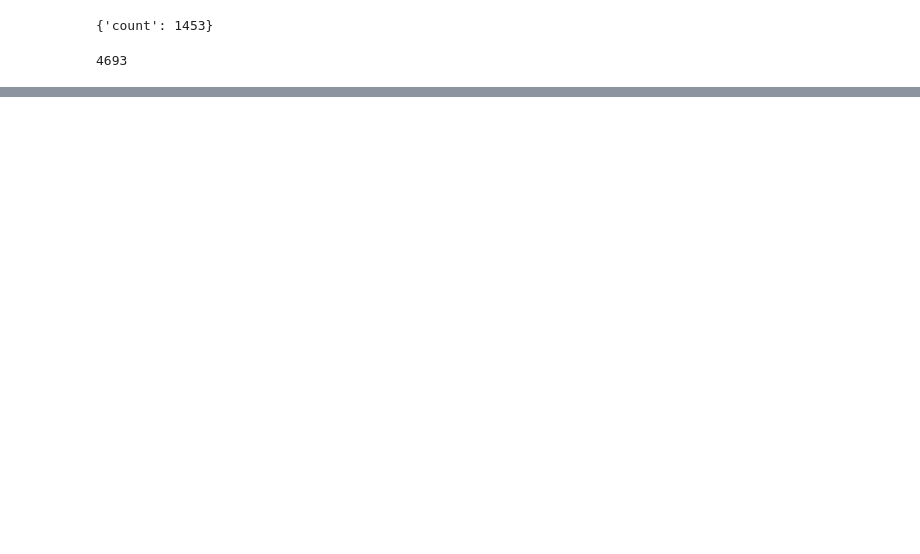
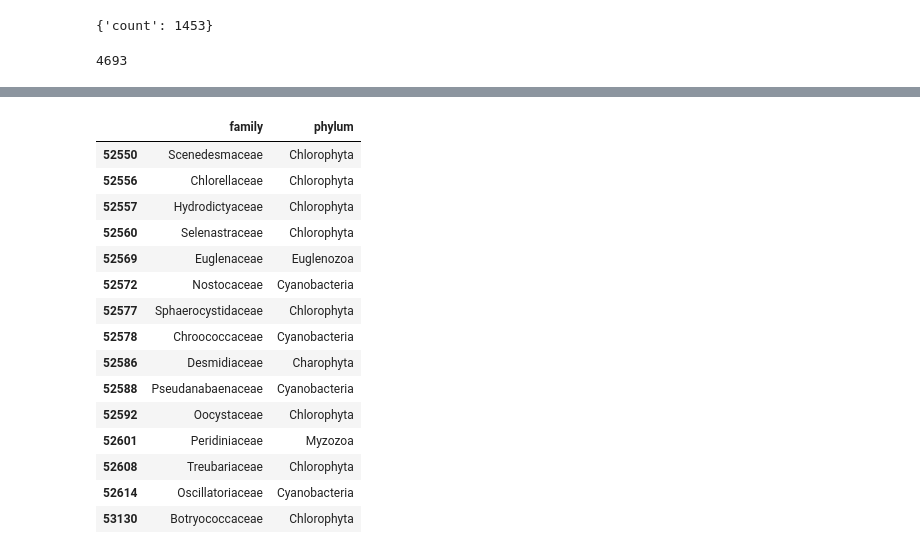
Before and after one commit to pedrosiracusa/tese_lncc_code, a Jupyter notebook: notebooks/chapter4/SCN_communities.ipynb, the cells around one changed output, grey strips where cells are left out. Cells and saved outputs as stored; diff of their text form; code cells hidden in the pictures; blank space fills up the shorter version.

```diff
--- a/notebooks/chapter4/SCN_communities.ipynb
+++ b/notebooks/chapter4/SCN_communities.ipynb
@@ -219,0 +279,19 @@ dict(scn_family.listCollectorsNodes(data='count'))['faria,jeq']
+# %%
+occs.loc[ni['castelobranco,cw']][['family','phylum']].drop_duplicates()
+# %% [output]
+|  | family | phylum |
+| 52550 | Scenedesmaceae | Chlorophyta |
+| 52556 | Chlorellaceae | Chlorophyta |
+| 52557 | Hydrodictyaceae | Chlorophyta |
+| 52560 | Selenastraceae | Chlorophyta |
+| 52569 | Euglenaceae | Euglenozoa |
+| 52572 | Nostocaceae | Cyanobacteria |
+| 52577 | Sphaerocystidaceae | Chlorophyta |
+| 52578 | Chroococcaceae | Cyanobacteria |
+| 52586 | Desmidiaceae | Charophyta |
+| 52588 | Pseudanabaenaceae | Cyanobacteria |
+| 52592 | Oocystaceae | Chlorophyta |
+| 52601 | Peridiniaceae | Myzozoa |
+| 52608 | Treubariaceae | Chlorophyta |
+| 52614 | Oscillatoriaceae | Cyanobacteria |
+| 53130 | Botryococcaceae | Chlorophyta |
```
Also changed, not shown: parts of 7 cells of this notebook, 1 other file.
